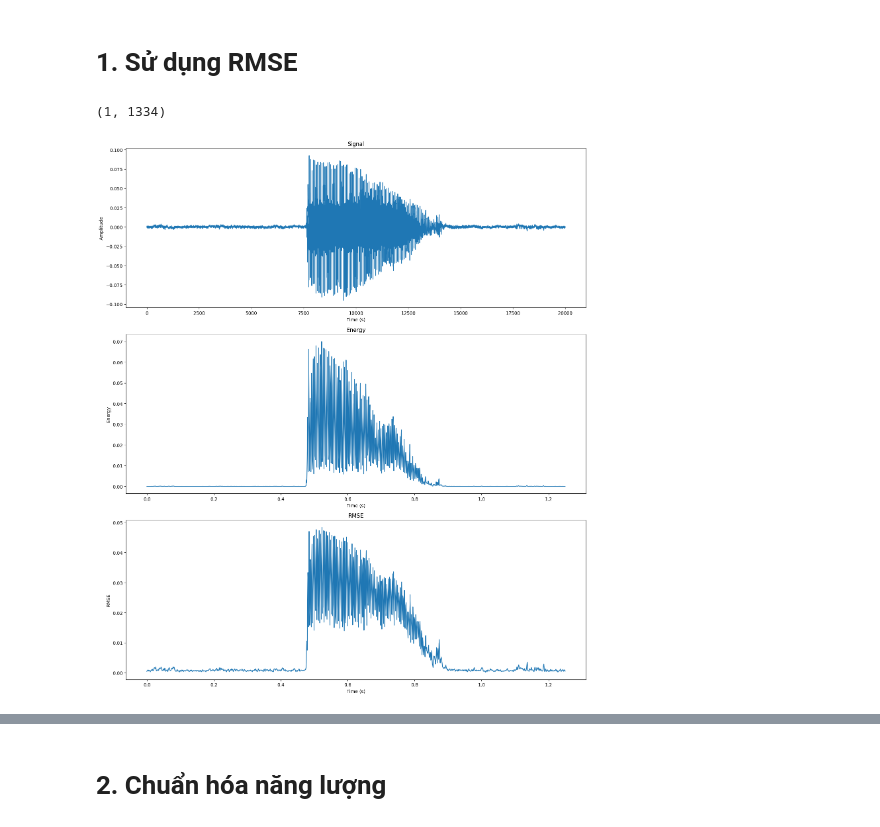
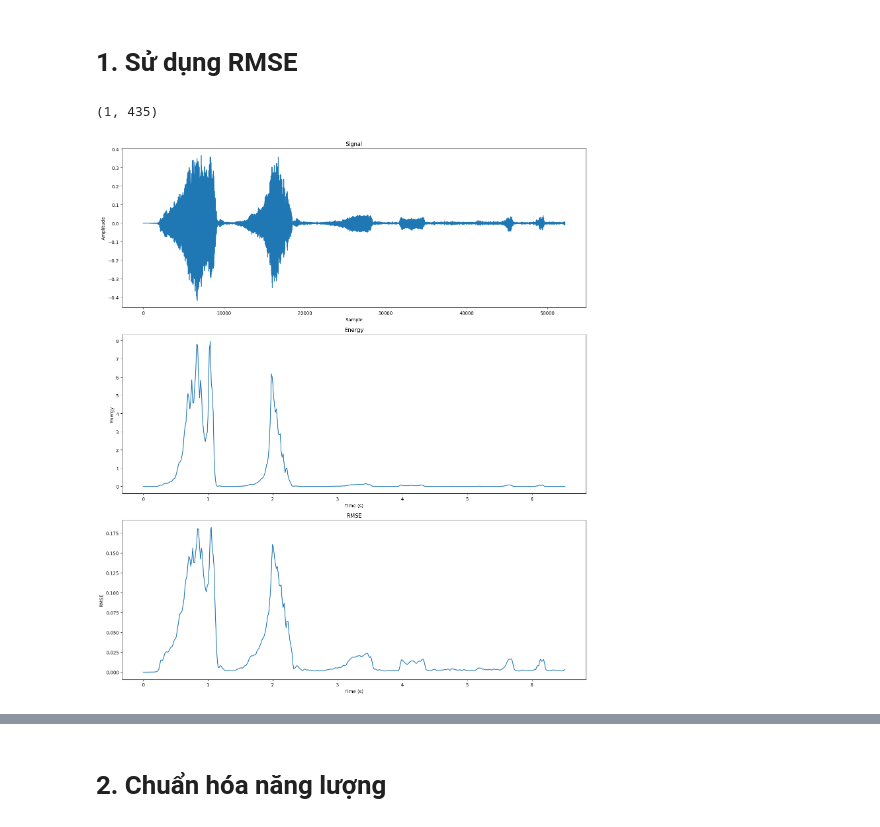
Before and after one commit to LaHuy136/FundamentalFrequencyEstimation, a Jupyter notebook: Energy_and_RMSE.ipynb, the cells around one changed output, grey strips where cells are left out. Saved outputs shown, nothing was run; the diff lists cells and outputs as text; code cells hidden in the pictures.

```diff
--- a/Energy_and_RMSE.ipynb
+++ b/Energy_and_RMSE.ipynb
@@ -2,5 +2,7 @@
 import librosa
 import librosa.feature
 import numpy as np
+# %%
+file_path = 'data/5_tired.wav'
 # %%
-x, sr = librosa.load('data/i.wav', sr=None)
+x, sr = librosa.load(file_path, sr=None)
@@ -21,0 +28,5 @@ frame_length = 30
+# %%
+hop_length = int(0.015 * sr)
+print('Hop length:', hop_length , 'samples')
+frame_length = int(0.03 * sr)
+print('Frame length:', frame_length, 'samples')
@@ -35,7 +49,7 @@ rmse = librosa.feature.rms(y=x, frame_length=frame_length, hop_length=hop_length
 # %%
 rmse.shape
 # %% [output]
-(1, 1334)
+(1, 435)
 # %%
 rmse = rmse[0]
 # %%
@@ -44,29 +58,29 @@ t = librosa.frames_to_time(frames, sr=sr, hop_length=hop_length)
 # %%
 # Plot the signal
 import matplotlib.pyplot as plt
 
 plt.figure(figsize=(15, 17))
 
 plt.subplot(3, 1, 1)
 plt.plot(x)
 plt.title('Signal')
-plt.xlabel('Time (s)')
+plt.xlabel('Sample')
 plt.ylabel('Amplitude')
 
 plt.subplot(3, 1, 2)
 plt.plot(t, energy)
 plt.title('Energy')
 plt.xlabel('Time (s)')
 plt.ylabel('Energy')
 
 plt.subplot(3, 1, 3)
 plt.plot(t, rmse)
 plt.title('RMSE')
 plt.xlabel('Time (s)')
 plt.ylabel('RMSE')
 
 plt.tight_layout()
 plt.show()
 # %% [output]
-[figure, old version]
+[figure, new version]
 # %%
```
Also changed, not shown: parts of 17 cells of this notebook, 5 other files.
